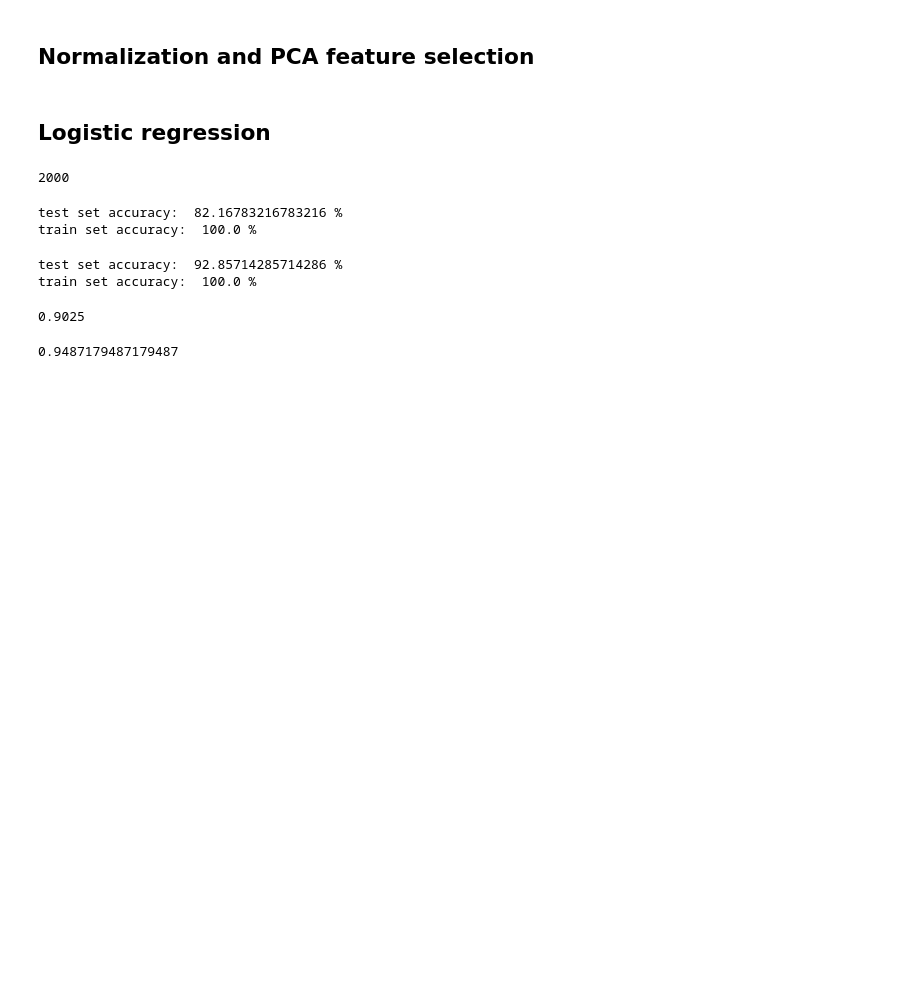
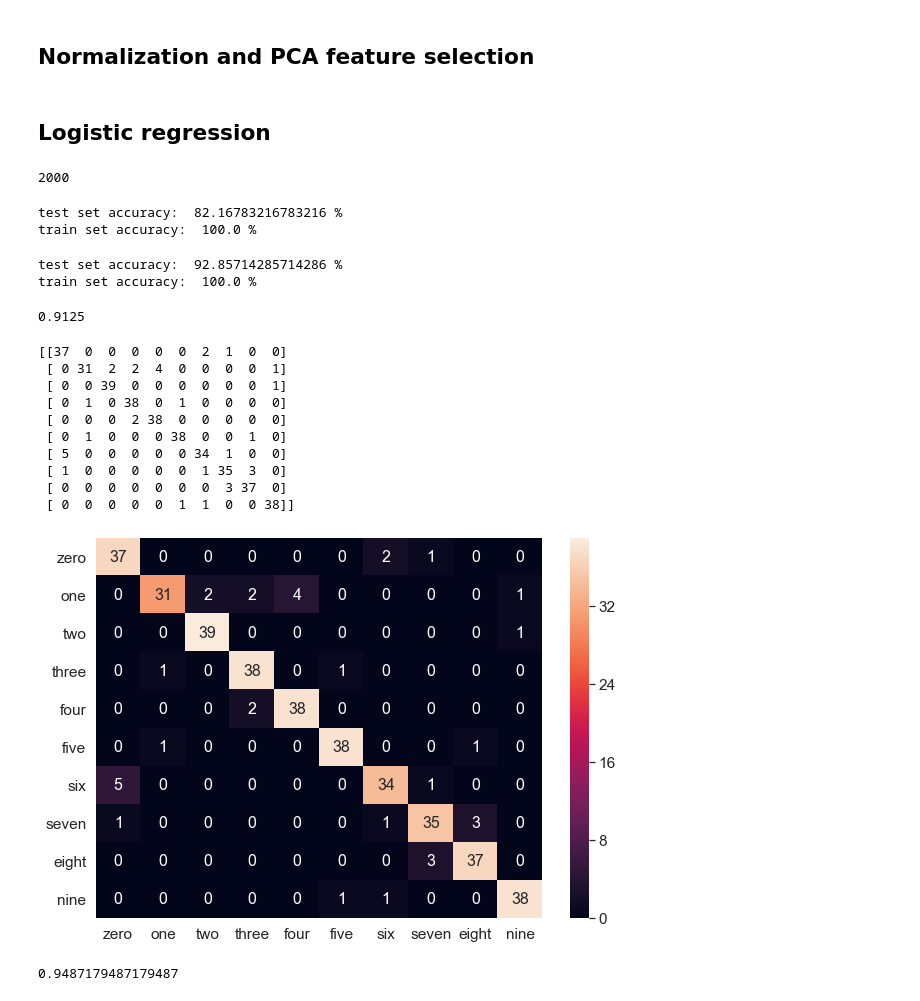
Before and after one commit to ScorpionXiezi/Audio-Calculator, a Jupyter notebook: Audio Calculator.ipynb, the cells around one changed output. Cells and saved outputs as stored; diff of their text form; code cells hidden in the pictures; blank space fills up the shorter version.

```diff
--- a/Audio Calculator.ipynb
+++ b/Audio Calculator.ipynb
@@ -295,12 +313,35 @@ train set accuracy:  100.0 %
 #             print(result)
 # %%
 digit_rfc = RandomForestClassifier(n_estimators = 150)
-X_train, X_val, y_train, y_val = train_test_split(digit_features, digit_labels, test_size=0.2, random_state=10, shuffle = True, stratify=digit_labels)
+digit_X_train, digit_X_val, digit_y_train, digit_y_val = train_test_split(digit_features, digit_labels, test_size=0.2, random_state=10, shuffle = True, stratify=digit_labels)
 
-digit_rfc.fit(X_train, y_train)
+digit_rfc.fit(digit_X_train, digit_y_train)
 #checking the accuracy of the model
-print(digit_rfc.score(X_val, y_val))
+print(digit_rfc.score(digit_X_val, digit_y_val))
 # %% [output]
-0.9025
+0.9125
+# %%
+pred = digit_rfc.predict(digit_X_val)
+cm = confusion_matrix(digit_y_val, pred)
+print(cm)
+df_cm = pd.DataFrame(cm, index = [i for i in digit_feature_types],
+                  columns = [i for i in digit_feature_types])
+plt.figure(figsize = (10,7))
+
+sn.set(font_scale=1.4)#for label size
+sn.heatmap(df_cm, annot=True,annot_kws={"size": 16})# font size
+plt.show()
+# %% [output]
+[[37  0  0  0  0  0  2  1  0  0]
+ [ 0 31  2  2  4  0  0  0  0  1]
+ [ 0  0 39  0  0  0  0  0  0  1]
+ [ 0  1  0 38  0  1  0  0  0  0]
+ [ 0  0  0  2 38  0  0  0  0  0]
+ [ 0  1  0  0  0 38  0  0  1  0]
+ [ 5  0  0  0  0  0 34  1  0  0]
+ [ 1  0  0  0  0  0  1 35  3  0]
+ [ 0  0  0  0  0  0  0  3 37  0]
+ [ 0  0  0  0  0  1  1  0  0 38]]
+[figure, added]
 # %%
 op_rfc = RandomForestClassifier(n_estimators = 150)
```
Also changed, not shown: parts of 7 cells of this notebook.
